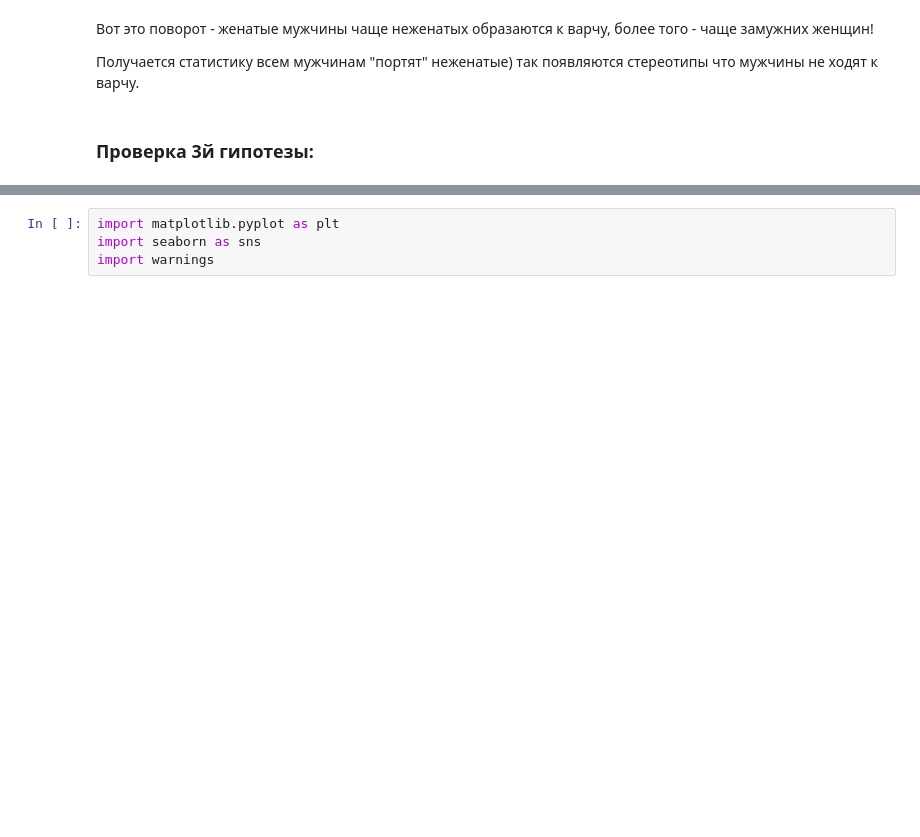
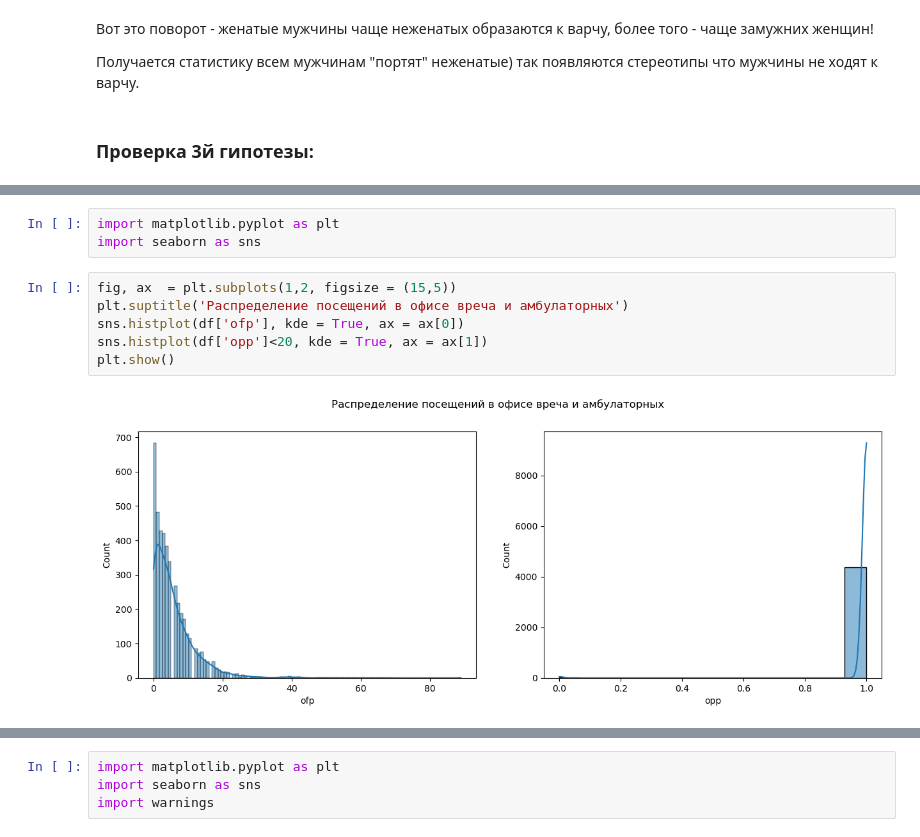
Before and after one commit to vpshenichnii/Innopolis-2024PVA, a Jupyter notebook: midterm_assest_Pshenichnii.ipynb, the cells around one changed output, grey strips where cells are left out. Saved outputs shown, nothing was run; the diff lists cells and outputs as text; blank space fills up the shorter version.

```diff
--- a/midterm_assest_Pshenichnii.ipynb
+++ b/midterm_assest_Pshenichnii.ipynb
@@ -169,0 +229,11 @@ df.pivot_table(
+# %%
+import matplotlib.pyplot as plt
+import seaborn as sns
+# %%
+fig, ax  = plt.subplots(1,2, figsize = (15,5))
+plt.suptitle('Распределение посещений в офисе вреча и амбулаторных')
+sns.histplot(df['ofp'], kde = True, ax = ax[0])
+sns.histplot(df['opp']<20, kde = True, ax = ax[1])
+plt.show()
+# %% [output]
+[figure, added]
```
Also changed, not shown: parts of 15 cells of this notebook.
